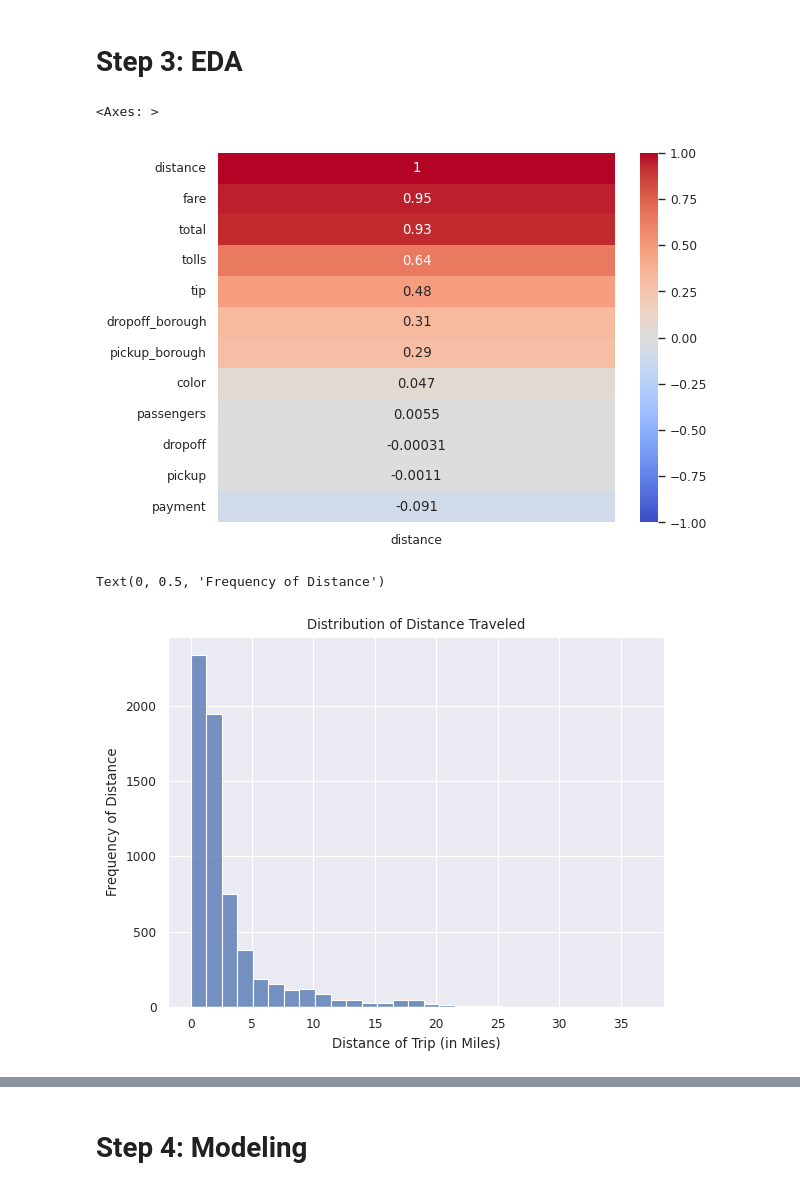
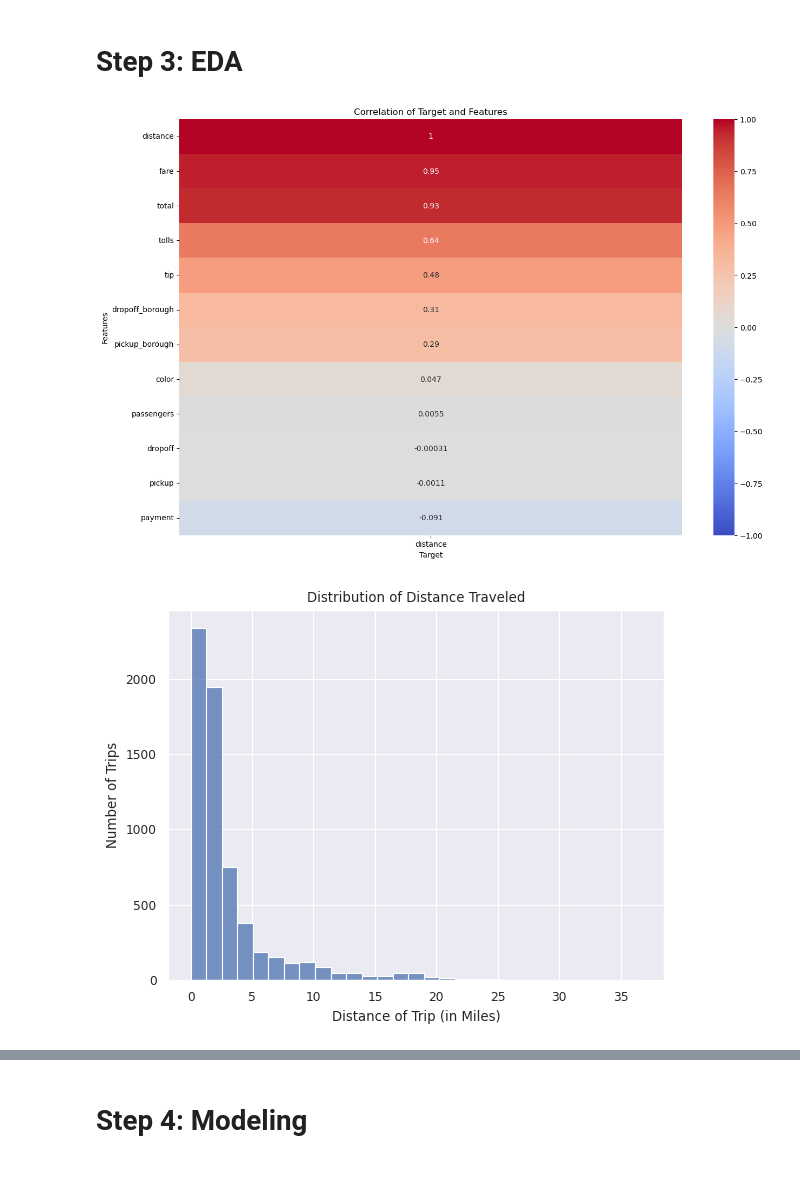
Before and after one commit to doerayme1224-bot/taxi_dataset, a Jupyter notebook: main.ipynb, the cells around one changed output, grey strips where cells are left out. Drawn from its saved outputs; the diff is of its cells as text; code cells hidden in the pictures.

```diff
--- a/main.ipynb
+++ b/main.ipynb
@@ -199,23 +207,29 @@ memory usage: 557.3 KB
 sns.set_theme('paper')
 sns.set_style('darkgrid')
 # %%
+plt.figure(figsize=(15,10))
 sns.heatmap(data.corr()[['distance']].sort_values(by = 'distance', ascending = False),
            annot = True,
            vmin = -1,
            vmax = 1,
            cmap = 'coolwarm')
+plt.title('Correlation of Target and Features')
+plt.xlabel('Target')
+plt.ylabel('Features')
+plt.savefig('visuals/heatmap.png')
+# heatmap I used to find which features could be used to predict my target (I decided on distance)
 # %% [output]
-<Axes: >
-[figure, old version]
+[figure, new version]
 # %%
 sns.histplot(data,
             x = 'distance',
             binwidth= 1.25)
 plt.title('Distribution of Distance Traveled')
 plt.xlabel('Distance of Trip (in Miles)')
-plt.ylabel('Frequency of Distance')
+plt.ylabel('Number of Trips')
+plt.savefig('visuals/histogram.png')
+# maded a histogram to show the distribution of the average trip distances, as that was my target
 # %% [output]
-Text(0, 0.5, 'Frequency of Distance')
-[figure, old version]
+[figure, new version]
 # %%
 sns.regplot(data, x = 'distance', y = 'tip', line_kws={'color' : 'orange'})
```
Also changed, not shown: parts of 27 cells of this notebook, 15 other files.
